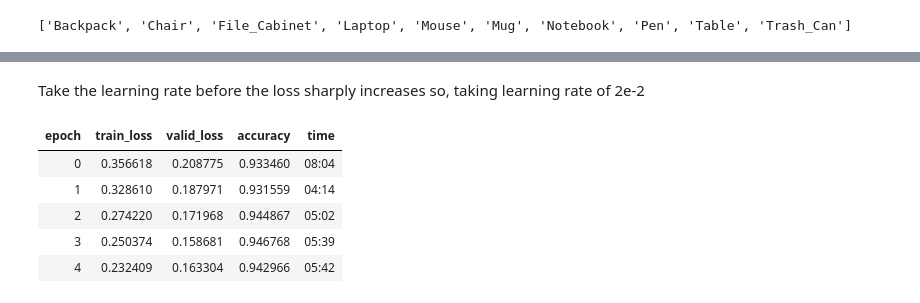
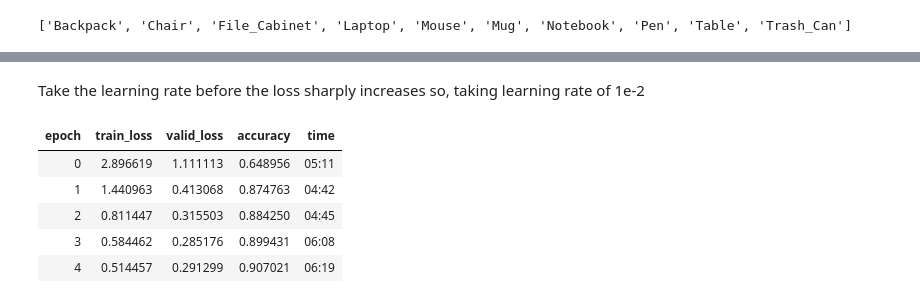
Before and after one commit to magala20-alt/AI-In-Robotics, a Jupyter notebook: model.ipynb, the cells around one changed output, grey strips where cells are left out. Cells and saved outputs as stored; diff of their text form; code cells hidden in the pictures.

```diff
--- a/model.ipynb
+++ b/model.ipynb
@@ -58,18 +62,18 @@ SuggestedLRs(valley=0.013182567432522774)
 # %% [markdown]
-Take the learning rate before the loss sharply increases so, taking learning rate of 2e-2
+Take the learning rate before the loss sharply increases so, taking learning rate of 1e-2
 # %%
 # freeze petrained layers
 learn.freeze()
 
-# train head for r epoch with learning rate of 2e-2
-learn.fit_one_cycle(5, 2e-2)
+# train head for 5 epochs with learning rate of 1e-2
+learn.fit_one_cycle(5, 1e-2)
 # %% [output]
 | epoch | train_loss | valid_loss | accuracy | time |
-| 0 | 0.356618 | 0.208775 | 0.933460 | 08:04 |
-| 1 | 0.328610 | 0.187971 | 0.931559 | 04:14 |
-| 2 | 0.274220 | 0.171968 | 0.944867 | 05:02 |
-| 3 | 0.250374 | 0.158681 | 0.946768 | 05:39 |
-| 4 | 0.232409 | 0.163304 | 0.942966 | 05:42 |
+| 0 | 2.896619 | 1.111113 | 0.648956 | 05:11 |
+| 1 | 1.440963 | 0.413068 | 0.874763 | 04:42 |
+| 2 | 0.811447 | 0.315503 | 0.884250 | 04:45 |
+| 3 | 0.584462 | 0.285176 | 0.899431 | 06:08 |
+| 4 | 0.514457 | 0.291299 | 0.907021 | 06:19 |
 # %%
 #unfreeze model and find learning rate
 learn.unfreeze()
```
Also changed, not shown: parts of 9 cells of this notebook.
